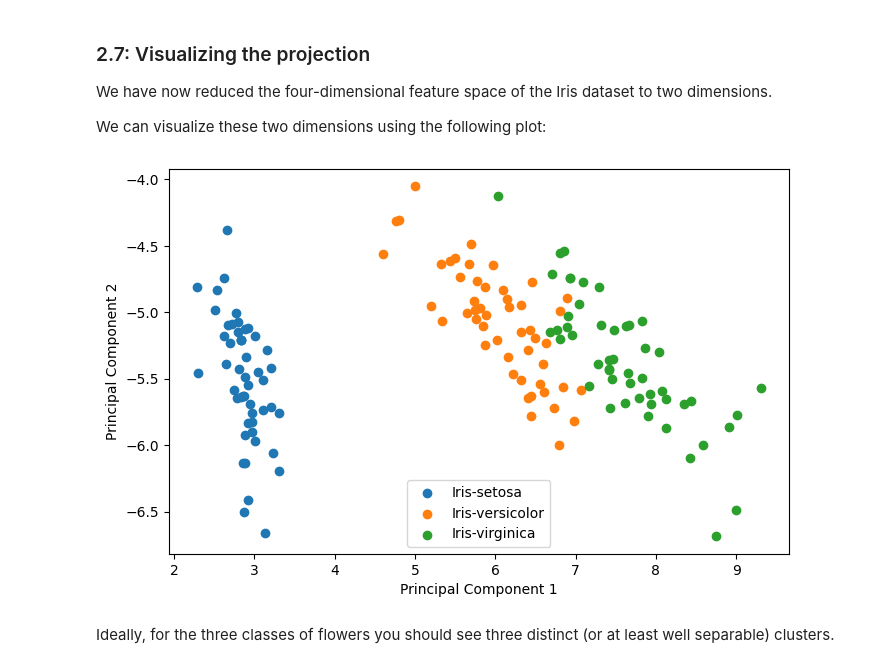
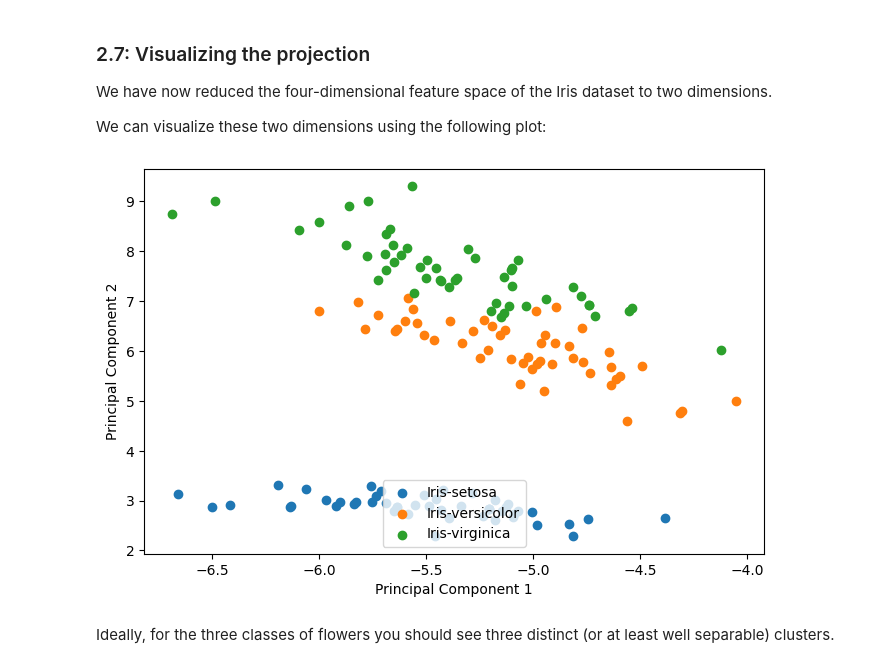
Before and after one commit to SchnilchMitte/ML-Template, a Jupyter notebook: A3_Principal_Component_Analysis.ipynb, the cells around one changed output. Cells and saved outputs as stored; diff of their text form; code cells hidden in the pictures.

```diff
--- a/A3_Principal_Component_Analysis.ipynb
+++ b/A3_Principal_Component_Analysis.ipynb
@@ -159,0 +163,5 @@ print(poly)
+# %%
+# TODO: Implement
+# Nullstellenberechnen
+eigenvalues = np.roots(poly)
+print("Eigenwerte: ", eigenvalues)
@@ -227,0 +300,10 @@ Eigenvalues (in descending order) and their eigenvectors:
+# %%
+# TODO: Implement
+l = []
+for index, lambd in enumerate(eigenvalues):
+    l.append((float(lambd), eigenvectors_array[index]))
+
+l_sorted = sorted(l, key=lambda x: x[0], reverse=False)
+
+print(l)
+print(l_sorted)
@@ -264,0 +345,10 @@ Matrix W of shape (4, 2):
+# %%
+k = 2
+# TODO: Implement
+pM = []
+projection = l_sorted[-k:]
+pM = [x[1] for x in projection]
+
+pMs = np.array(pM)
+
+display(pMs)
@@ -276,0 +366,6 @@ Mathematically, this is a simple dot product: $\hat{X}=X \cdot W$
+# %%
+# TODO: Implement
+X = iris_X @ pMs.T
+df = pd.DataFrame(X)
+print(X.shape)
+display(df.head(4))
@@ -280,19 +382,20 @@ We have now reduced the four-dimensional feature space of the Iris dataset to tw
 
 We can visualize these two dimensions using the following plot:
 # %%
+iris_X_transformed = X
 plt.figure(figsize=(8, 5))
 for id, classname in enumerate(iris_data_raw["class"].unique()):
     plt.scatter(
         iris_X_transformed[iris_y == classname, 0],
         iris_X_transformed[iris_y == classname, 1],
         label=classname,
         c=f"C{id}",
     )
 plt.gca().update(dict(xlabel="Principal Component 1", ylabel="Principal Component 2"))
 plt.legend(loc="lower center")
 plt.show()
 # %% [output]
-[figure, old version]
+[figure, new version]
 # %% [markdown]
 Ideally, for the three classes of flowers you should see three distinct (or at least well separable) clusters.
 # %% [markdown]
```
Also changed, not shown: parts of 19 cells of this notebook.
